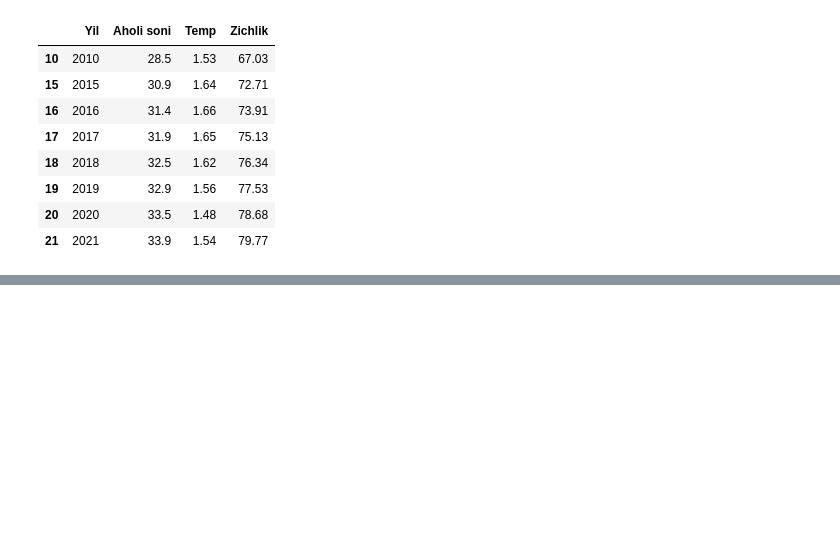
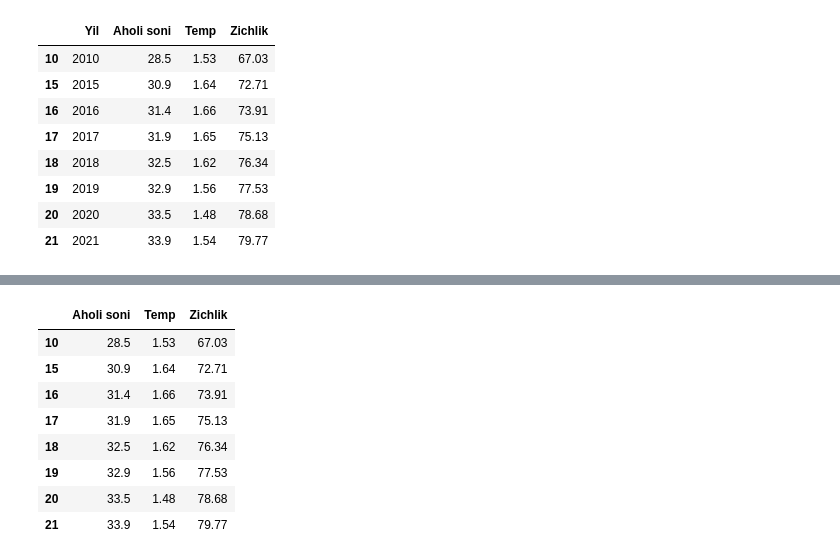
Before and after one commit to abdulhamidll/Data-Science, a Jupyter notebook: DS_qayta__indexlash.ipynb, the cells around one changed output, grey strips where cells are left out. Saved outputs shown, nothing was run; the diff lists cells and outputs as text; code cells hidden in the pictures; blank space fills up the shorter version.

```diff
--- a/DS_qayta__indexlash.ipynb
+++ b/DS_qayta__indexlash.ipynb
@@ -134,0 +155,14 @@ df.loc[[10, 19, 21], ['Aholi soni', 'Temp', 'Zichlik']]
+# %%
+df.drop('Yil', axis='columns', inplace=True)
+# %%
+df
+# %% [output]
+|  | Aholi soni | Temp | Zichlik |
+| 10 | 28.5 | 1.53 | 67.03 |
+| 15 | 30.9 | 1.64 | 72.71 |
+| 16 | 31.4 | 1.66 | 73.91 |
+| 17 | 31.9 | 1.65 | 75.13 |
+| 18 | 32.5 | 1.62 | 76.34 |
+| 19 | 32.9 | 1.56 | 77.53 |
+| 20 | 33.5 | 1.48 | 78.68 |
+| 21 | 33.9 | 1.54 | 79.77 |
```
Also changed, not shown: parts of 5 cells of this notebook.
